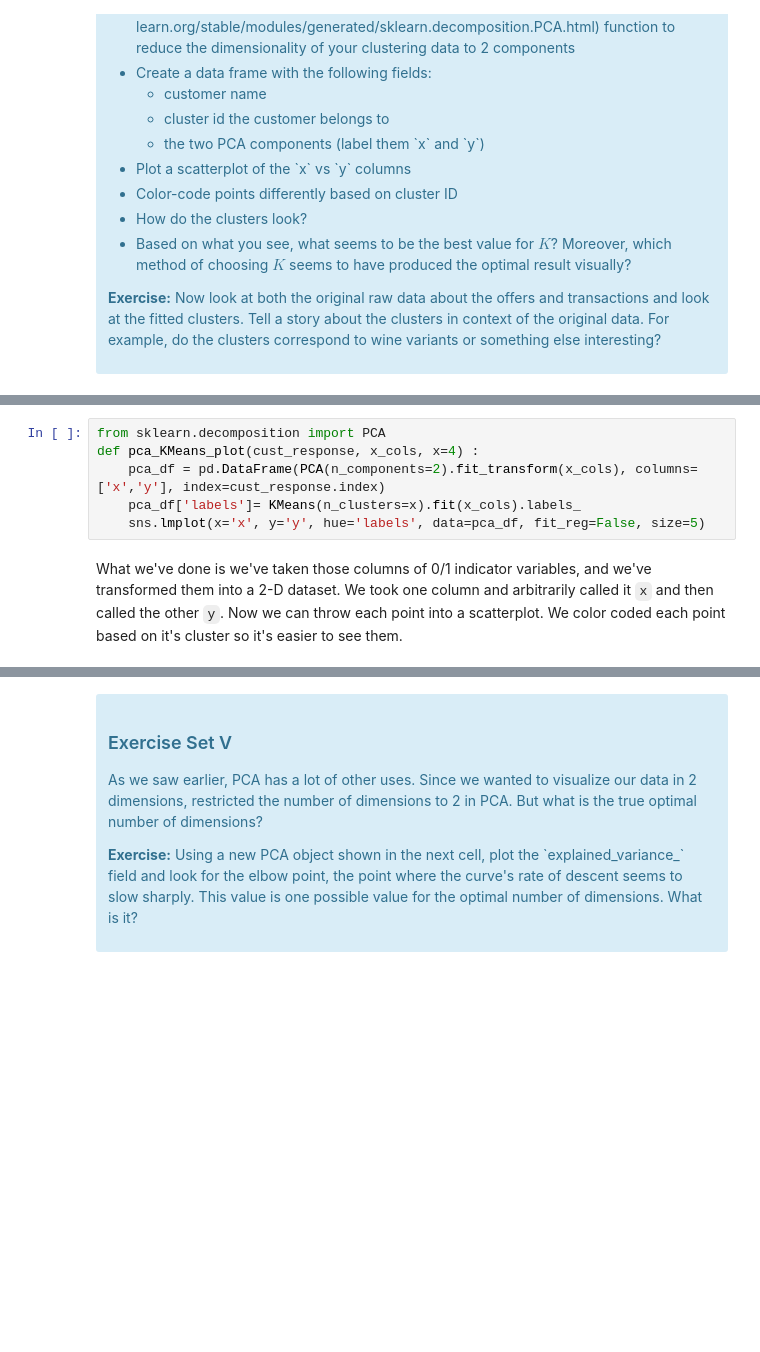
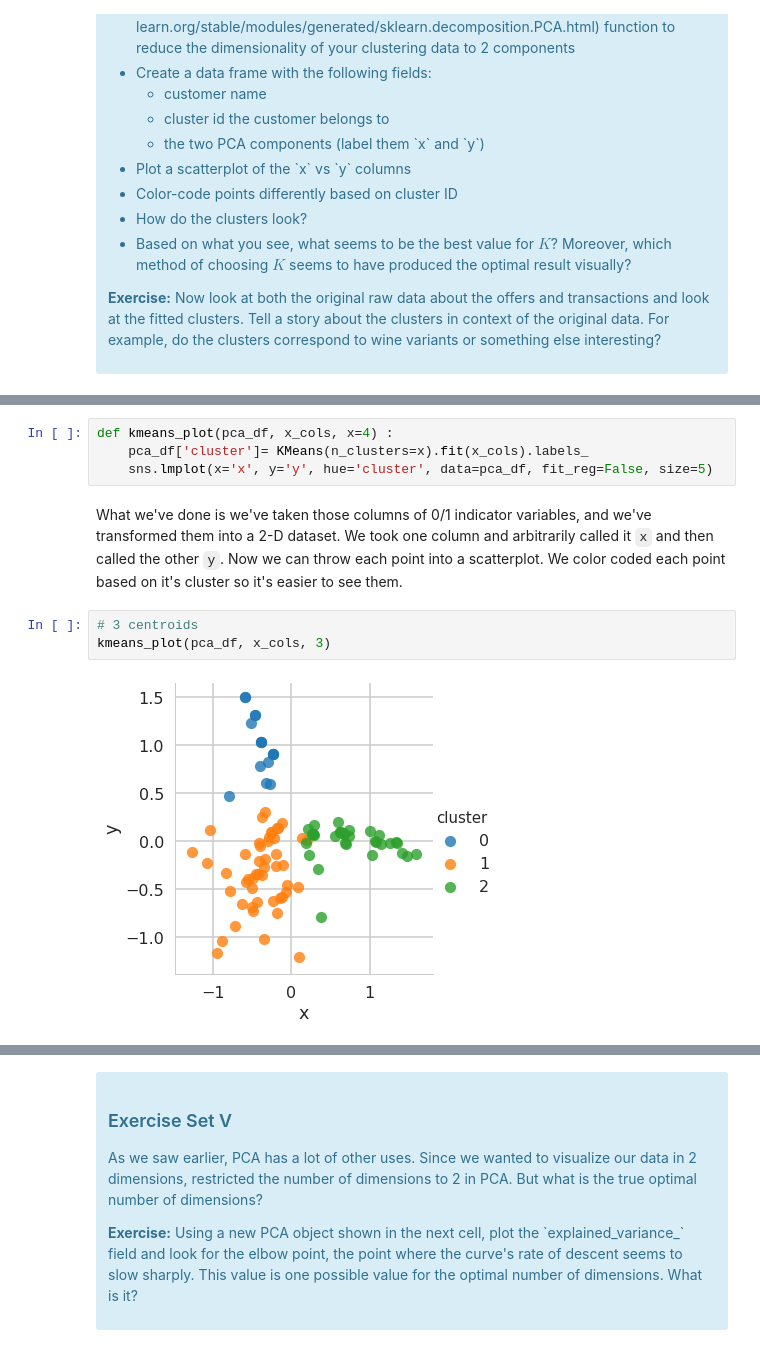
Before and after one commit to SethDKelly/Springboard, a Jupyter notebook: sec11/clustering/Mini_Project_Clustering.ipynb, the cells around one changed output, grey strips where cells are left out. Saved outputs shown, nothing was run; the diff lists cells and outputs as text; blank space fills up the shorter version.

```diff
--- a/sec11/clustering/Mini_Project_Clustering.ipynb
+++ b/sec11/clustering/Mini_Project_Clustering.ipynb
@@ -340,10 +372,13 @@ This is only one use of PCA for dimension reduction. We can also use PCA when we
 # %%
-from sklearn.decomposition import PCA
-def pca_KMeans_plot(cust_response, x_cols, x=4) :
-    pca_df = pd.DataFrame(PCA(n_components=2).fit_transform(x_cols), columns=['x','y'], index=cust_response.index)
-    pca_df['labels']= KMeans(n_clusters=x).fit(x_cols).labels_
-    sns.lmplot(x='x', y='y', hue='labels', data=pca_df, fit_reg=False, size=5)
+def kmeans_plot(pca_df, x_cols, x=4) :
+    pca_df['cluster']= KMeans(n_clusters=x).fit(x_cols).labels_
+    sns.lmplot(x='x', y='y', hue='cluster', data=pca_df, fit_reg=False, size=5)
 # %% [markdown]
 What we've done is we've taken those columns of 0/1 indicator variables, and we've transformed them into a 2-D dataset. We took one column and arbitrarily called it `x` and then called the other `y`. Now we can throw each point into a scatterplot. We color coded each point based on it's cluster so it's easier to see them.
+# %%
+# 3 centroids
+kmeans_plot(pca_df, x_cols, 3)
+# %% [output]
+[figure, added]
 # %%
 # 4 centroids
```
Also changed, not shown: parts of 14 cells of this notebook.
